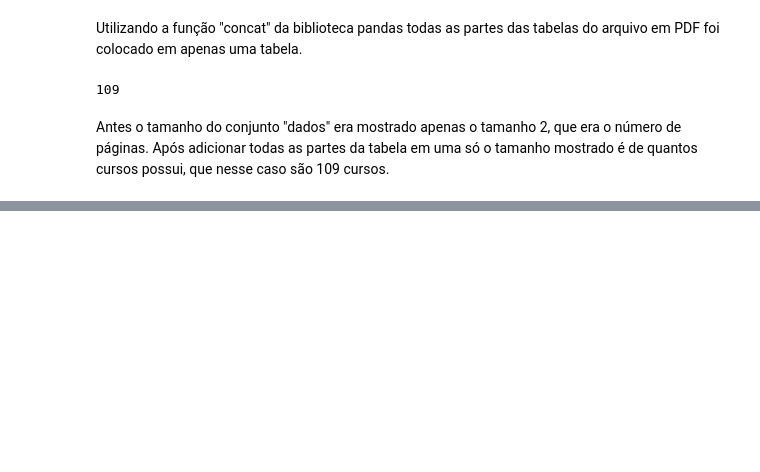
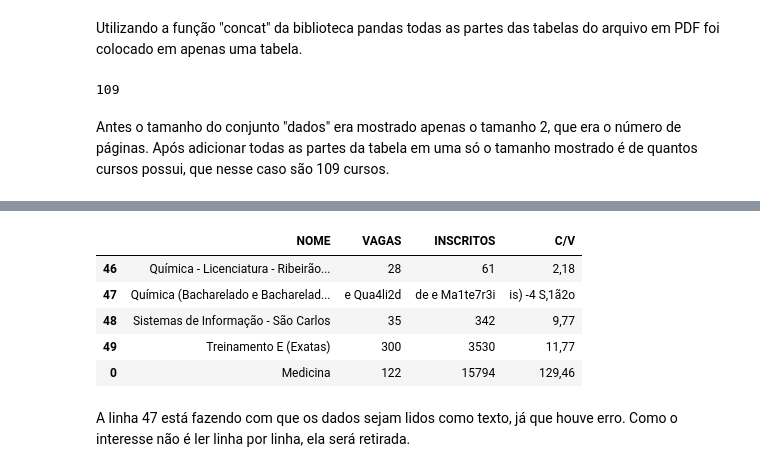
Before and after one commit to renatagsr/projetos, a Jupyter notebook: Meritocracia/Meritocracia.ipynb, the cells around one changed output, grey strips where cells are left out. Cells and saved outputs as stored; diff of their text form; code cells hidden in the pictures; blank space fills up the shorter version.

```diff
--- a/Meritocracia/Meritocracia.ipynb
+++ b/Meritocracia/Meritocracia.ipynb
@@ -93,0 +134,11 @@ Antes o tamanho do conjunto "dados" era mostrado apenas o tamanho 2, que era o n
+# %%
+dados.tail()
+# %% [output]
+|  | NOME | VAGAS | INSCRITOS | C/V |
+| 46 | Química - Licenciatura - Ribeirão... | 28 | 61 | 2,18 |
+| 47 | Química (Bacharelado e Bacharelad... | e Qua4li2d | de e Ma1te7r3i | is) -4 S,1ã2o |
+| 48 | Sistemas de Informação - São Carlos | 35 | 342 | 9,77 |
+| 49 | Treinamento E (Exatas) | 300 | 3530 | 11,77 |
+| 0 | Medicina | 122 | 15794 | 129,46 |
+# %% [markdown]
+A linha 47 está fazendo com que os dados sejam lidos como texto, já que houve erro. Como o interesse não é ler linha por linha, ela será retirada.
```
Also changed, not shown: parts of 13 cells of this notebook.
